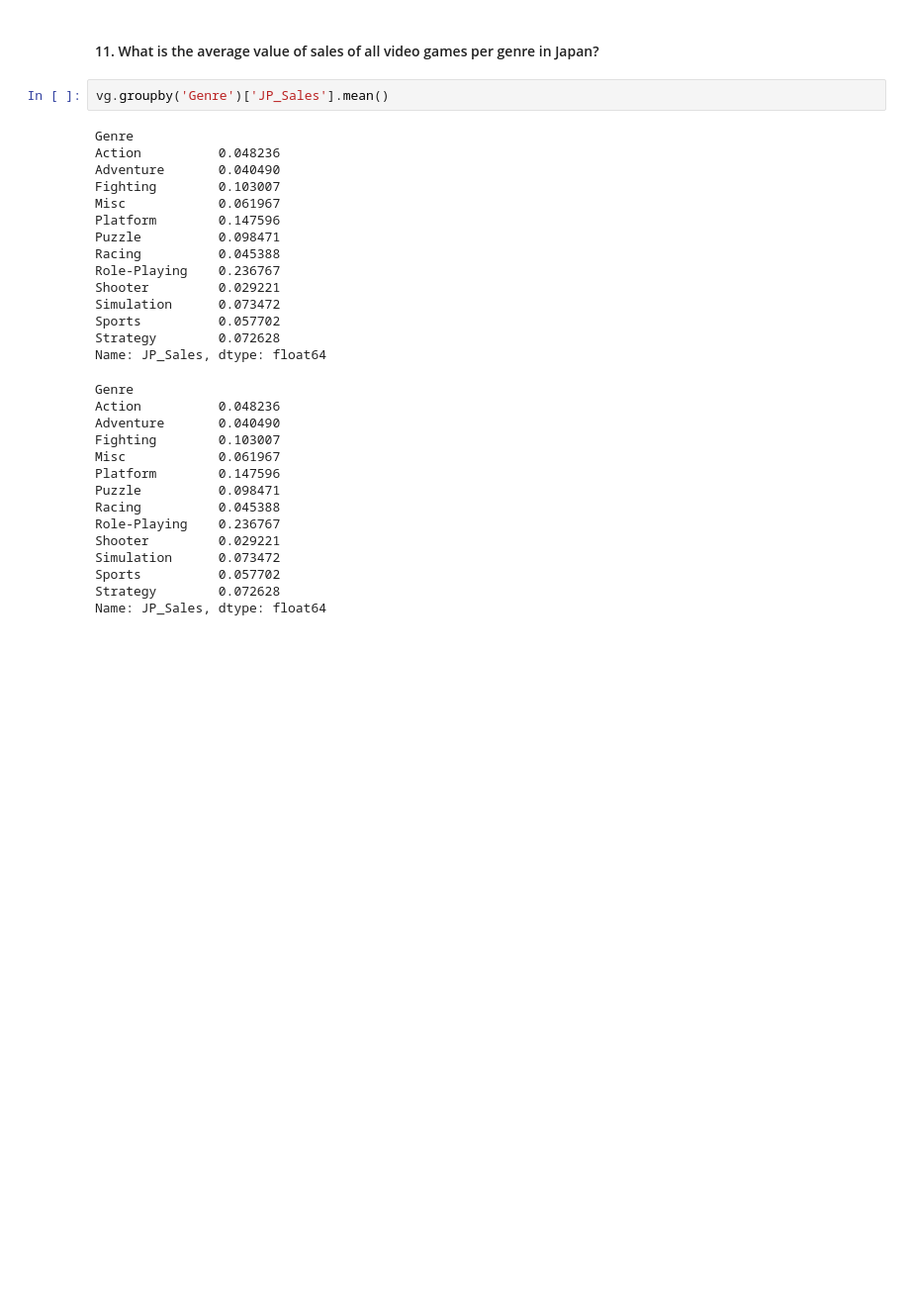
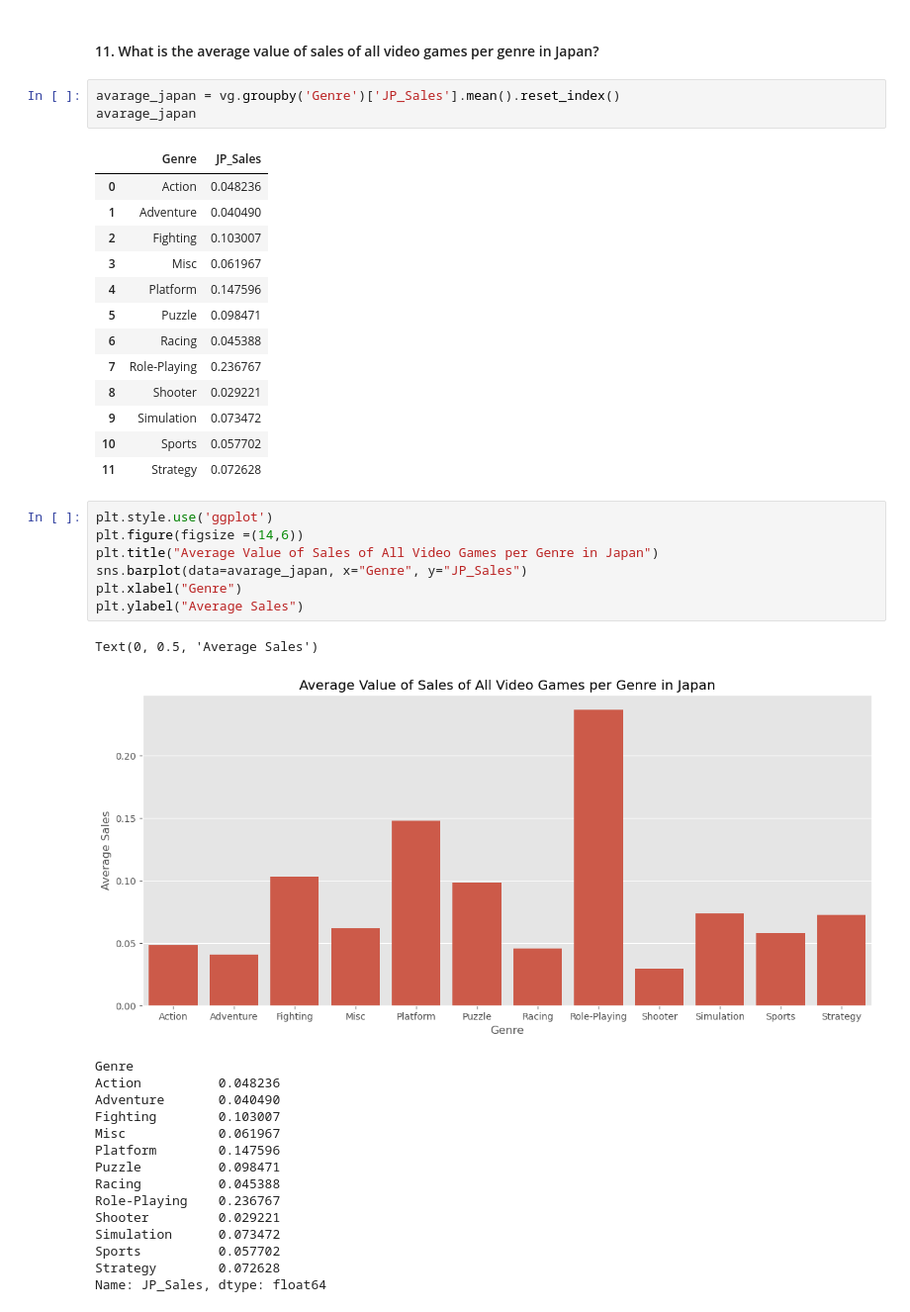
Before and after one commit to ItzLazych/something, a Jupyter notebook: Machine Learning/22P-3 Khilazhev Artur Video Game Sales Task.ipynb, the cells around one changed output. Shown at 99% size. Cells and saved outputs as stored; diff of their text form; blank space fills up the shorter version.

```diff
--- a/Machine Learning/22P-3 Khilazhev Artur Video Game Sales Task.ipynb
+++ b/Machine Learning/22P-3 Khilazhev Artur Video Game Sales Task.ipynb
@@ -155,22 +159,32 @@ Name: Name, Length: 618, dtype: object
 # %% [markdown]
 #### 11. What is the average value of sales of all video games per genre in Japan?
 # %%
-vg.groupby('Genre')['JP_Sales'].mean()
+avarage_japan = vg.groupby('Genre')['JP_Sales'].mean().reset_index()
+avarage_japan
 # %% [output]
-Genre
-Action          0.048236
-Adventure       0.040490
-Fighting        0.103007
-Misc            0.061967
-Platform        0.147596
-Puzzle          0.098471
-Racing          0.045388
-Role-Playing    0.236767
-Shooter         0.029221
-Simulation      0.073472
-Sports          0.057702
-Strategy        0.072628
-Name: JP_Sales, dtype: float64
+|  | Genre | JP_Sales |
+| 0 | Action | 0.048236 |
+| 1 | Adventure | 0.040490 |
+| 2 | Fighting | 0.103007 |
+| 3 | Misc | 0.061967 |
+| 4 | Platform | 0.147596 |
+| 5 | Puzzle | 0.098471 |
+| 6 | Racing | 0.045388 |
+| 7 | Role-Playing | 0.236767 |
+| 8 | Shooter | 0.029221 |
+| 9 | Simulation | 0.073472 |
+| 10 | Sports | 0.057702 |
+| 11 | Strategy | 0.072628 |
+# %%
+plt.style.use('ggplot')
+plt.figure(figsize =(14,6))
+plt.title("Average Value of Sales of All Video Games per Genre in Japan")
+sns.barplot(data=avarage_japan, x="Genre", y="JP_Sales")
+plt.xlabel("Genre")
+plt.ylabel("Average Sales")
+# %% [output]
+Text(0, 0.5, 'Average Sales')
+[figure, added]
 # %%
 # %% [output]
 Genre
```
Also changed, not shown: parts of 4 cells of this notebook.
